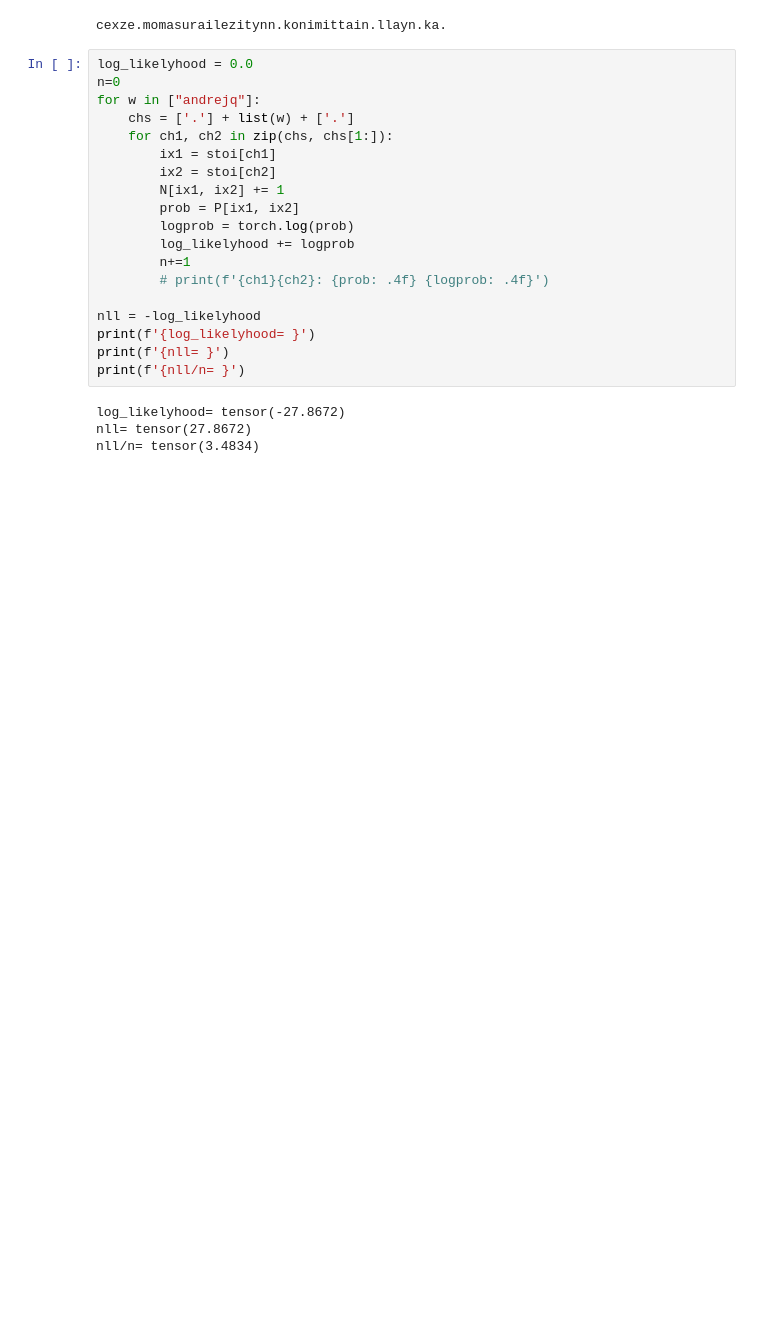
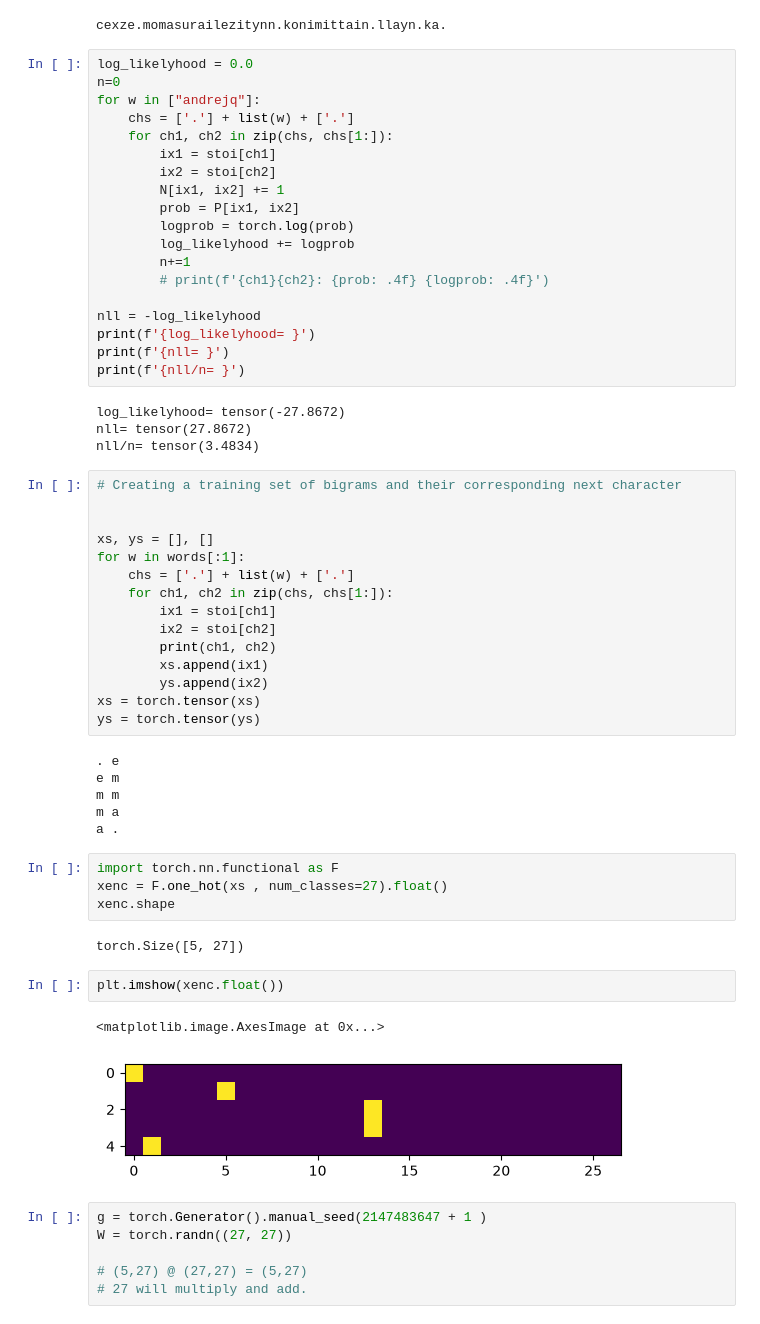
Before and after one commit to ughsal/makemore, a Jupyter notebook: buildMakemore.ipynb, the cells around one changed output. Cells and saved outputs as stored; diff of their text form; blank space fills up the shorter version.

```diff
--- a/buildMakemore.ipynb
+++ b/buildMakemore.ipynb
@@ -122,3 +122,41 @@ print(f'{nll/n= }')
 log_likelyhood= tensor(-27.8672)
 nll= tensor(27.8672)
 nll/n= tensor(3.4834)
+# %%
+# Creating a training set of bigrams and their corresponding next character
+
+
+xs, ys = [], []
+for w in words[:1]:
+    chs = ['.'] + list(w) + ['.']
+    for ch1, ch2 in zip(chs, chs[1:]):
+        ix1 = stoi[ch1]
+        ix2 = stoi[ch2]
+        print(ch1, ch2)
+        xs.append(ix1)
+        ys.append(ix2)
+xs = torch.tensor(xs)
+ys = torch.tensor(ys)
+# %% [output]
+. e
+e m
+m m
+m a
+a .
+# %%
+import torch.nn.functional as F
+xenc = F.one_hot(xs , num_classes=27).float()
+xenc.shape
+# %% [output]
+torch.Size([5, 27])
+# %%
+plt.imshow(xenc.float())
+# %% [output]
+<matplotlib.image.AxesImage at 0x...>
+[figure, added]
+# %%
+g = torch.Generator().manual_seed(2147483647 + 1 )
+W = torch.randn((27, 27))
+
+# (5,27) @ (27,27) = (5,27)
+# 27 will multiply and add.
```
Also changed, not shown: parts of 3 cells of this notebook.
